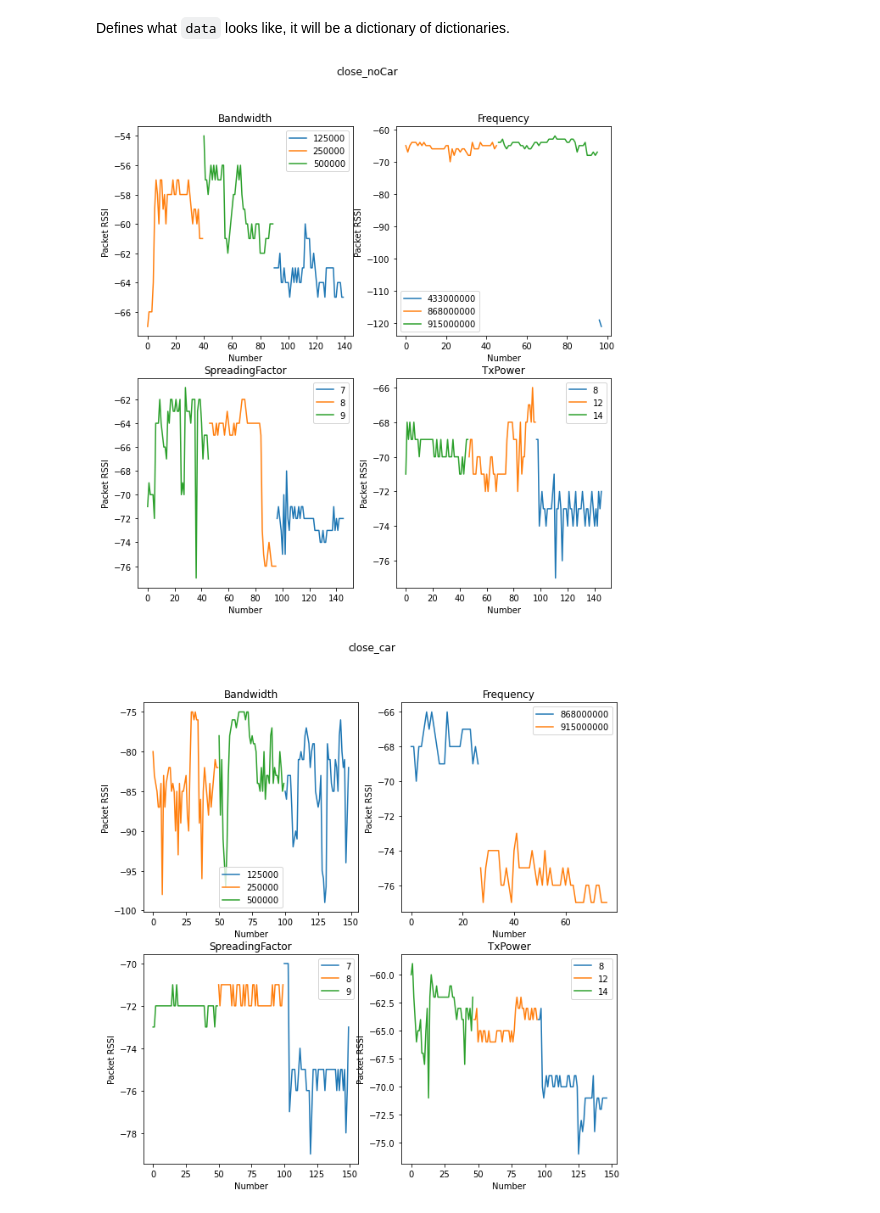
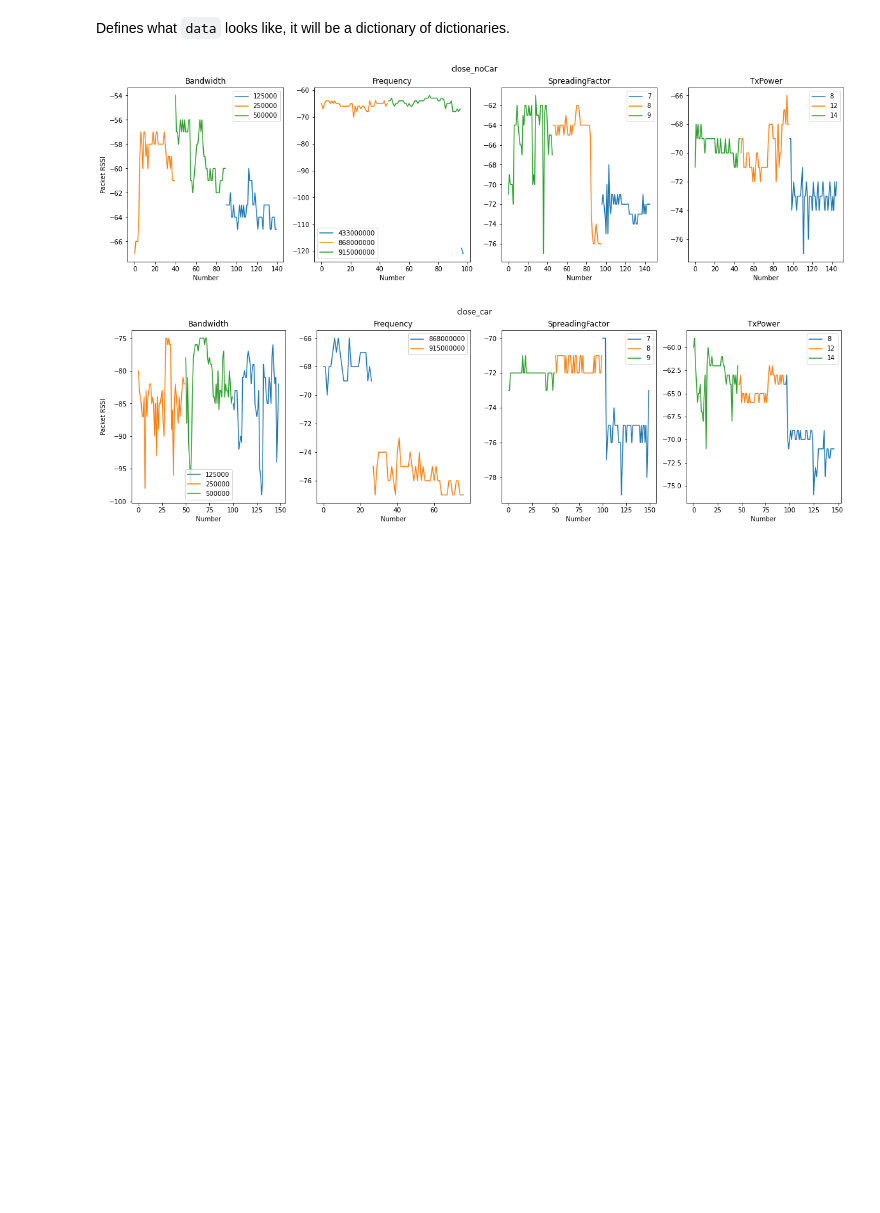
Before and after one commit to Kaiqi-Liang/CITS4419-Project, a Jupyter notebook: LoRa-Analysis.ipynb, the cells around one changed output. Drawn from its saved outputs; the diff is of its cells as text; code cells hidden in the pictures; blank space fills up the shorter version.

Commit message:
Update graph and remove old data

```diff
--- a/LoRa-Analysis.ipynb
+++ b/LoRa-Analysis.ipynb
@@ -69,20 +69,22 @@ for csv in listdir():
 			data[setting] = {param: df}
 # %%
 def plot(data: DataFrame, param: Params, subplot: int):
-	pyplot.subplot(2, 2, subplot)
+	pyplot.subplot(1, 4, subplot)
 	powers = []
 	for tx, df in data.groupby(param)['PacketRSSI']:
-		df.plot(xlabel='Number', ylabel='Packet RSSI', title=param)
+		if (subplot == 1):
+			pyplot.ylabel('Packet RSSI')
+		df.plot(xlabel='Number', title=param)
 		powers.append(tx)
 	pyplot.gca().legend(powers)
 # %%
 for setting, params in data.items():
 	i = 1
-	figure = pyplot.figure(figsize=(10,10))
+	figure = pyplot.figure(figsize=(20,5))
 	figure.suptitle(setting)
 	for param, item in sorted(params.items()):
 		plot(item, param, i)
 		i += 1
 # %% [output]
-[figure, old version]
+[figure, new version]
-[figure, old version]
+[figure, new version]
```
Also changed, not shown: parts of 1 cell of this notebook, 5 other files.
